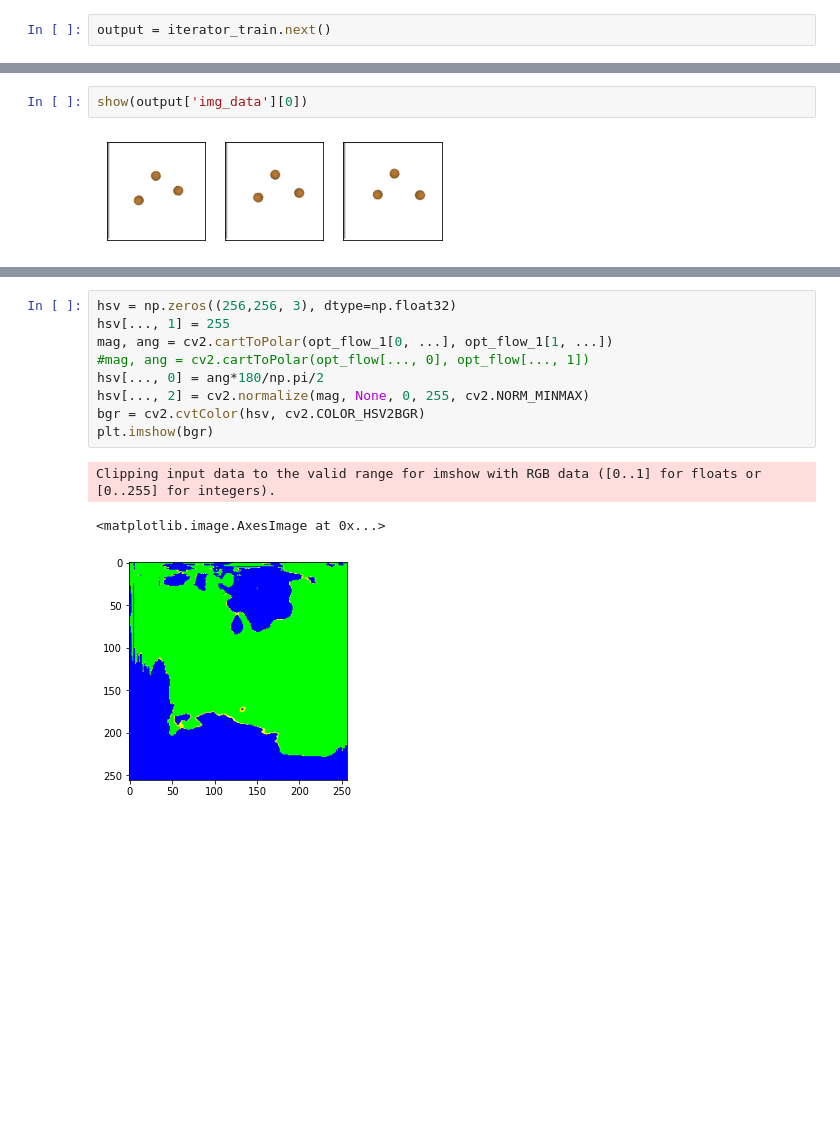
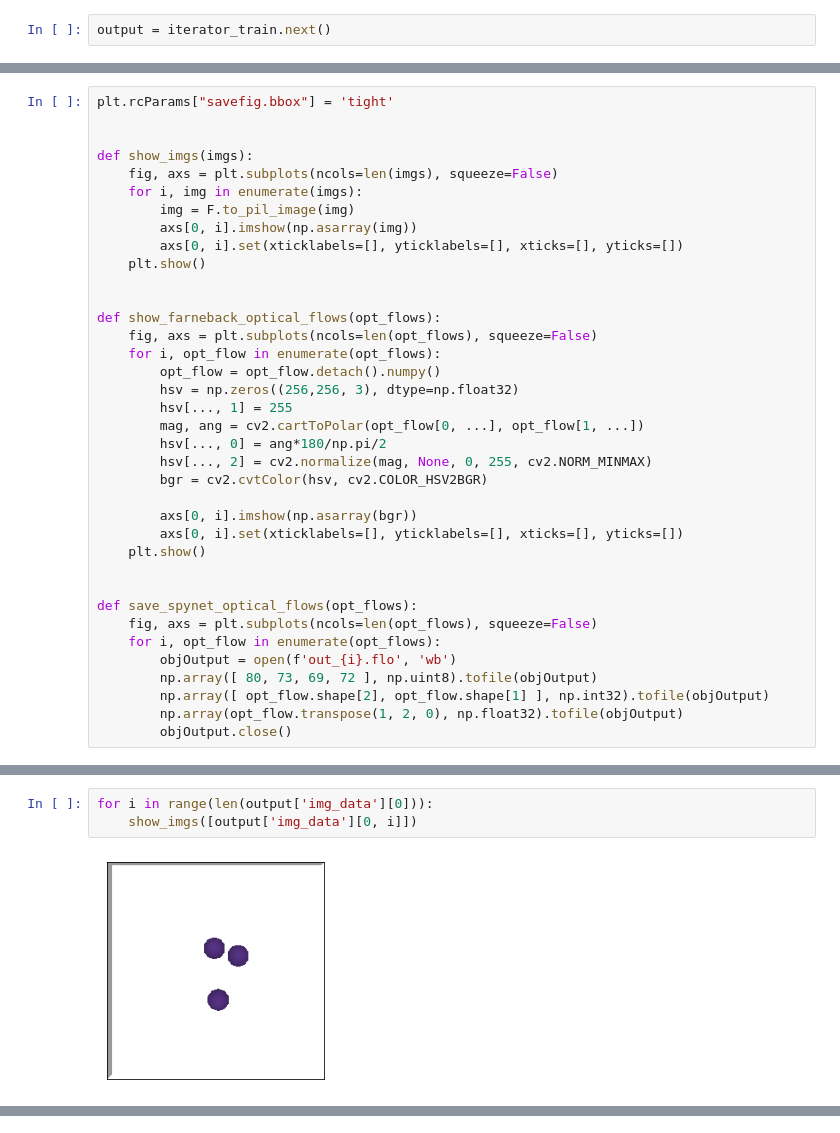
Before and after one commit to J0HNN7G/vda, a Jupyter notebook: testing_funcs.ipynb, the cells around one changed output, grey strips where cells are left out. Drawn from its saved outputs; the diff is of its cells as text; blank space fills up the shorter version.

```diff
--- a/testing_funcs.ipynb
+++ b/testing_funcs.ipynb
@@ -62,0 +42,37 @@ objOutput.close()
+# %%
+plt.rcParams["savefig.bbox"] = 'tight'
+
+
+def show_imgs(imgs):
+    fig, axs = plt.subplots(ncols=len(imgs), squeeze=False)
+    for i, img in enumerate(imgs):
+        img = F.to_pil_image(img)
+        axs[0, i].imshow(np.asarray(img))
+        axs[0, i].set(xticklabels=[], yticklabels=[], xticks=[], yticks=[])
+    plt.show()
+
+
+def show_farneback_optical_flows(opt_flows):
+    fig, axs = plt.subplots(ncols=len(opt_flows), squeeze=False)
+    for i, opt_flow in enumerate(opt_flows):
+        opt_flow = opt_flow.detach().numpy()
+        hsv = np.zeros((256,256, 3), dtype=np.float32)
+        hsv[..., 1] = 255
+        mag, ang = cv2.cartToPolar(opt_flow[0, ...], opt_flow[1, ...])
+        hsv[..., 0] = ang*180/np.pi/2
+        hsv[..., 2] = cv2.normalize(mag, None, 0, 255, cv2.NORM_MINMAX)
+        bgr = cv2.cvtColor(hsv, cv2.COLOR_HSV2BGR)
+
+        axs[0, i].imshow(np.asarray(bgr))
+        axs[0, i].set(xticklabels=[], yticklabels=[], xticks=[], yticks=[])
+    plt.show()
+
+
+def save_spynet_optical_flows(opt_flows):
+    fig, axs = plt.subplots(ncols=len(opt_flows), squeeze=False)
+    for i, opt_flow in enumerate(opt_flows):
+        objOutput = open(f'out_{i}.flo', 'wb')
+        np.array([ 80, 73, 69, 72 ], np.uint8).tofile(objOutput)
+        np.array([ opt_flow.shape[2], opt_flow.shape[1] ], np.int32).tofile(objOutput)
+        np.array(opt_flow.transpose(1, 2, 0), np.float32).tofile(objOutput)
+        objOutput.close()
@@ -63,4 +147,5 @@ objOutput.close()
 # %%
-show(output['img_data'][0])
+for i in range(len(output['img_data'][0])):
+    show_imgs([output['img_data'][0, i]])
 # %% [output]
-[figure, old version]
+[figure, new version]
@@ -67,13 +153,0 @@ show(output['img_data'][0])
-# %%
-hsv = np.zeros((256,256, 3), dtype=np.float32)
-hsv[..., 1] = 255
-mag, ang = cv2.cartToPolar(opt_flow_1[0, ...], opt_flow_1[1, ...])
-#mag, ang = cv2.cartToPolar(opt_flow[..., 0], opt_flow[..., 1])
-hsv[..., 0] = ang*180/np.pi/2
-hsv[..., 2] = cv2.normalize(mag, None, 0, 255, cv2.NORM_MINMAX)
-bgr = cv2.cvtColor(hsv, cv2.COLOR_HSV2BGR)
-plt.imshow(bgr)
-# %% [output]
-Clipping input data to the valid range for imshow with RGB data ([0..1] for floats or [0..255] for integers).
-<matplotlib.image.AxesImage at 0x...>
-[figure, removed]
```
Also changed, not shown: parts of 13 cells of this notebook, 5 other files.
